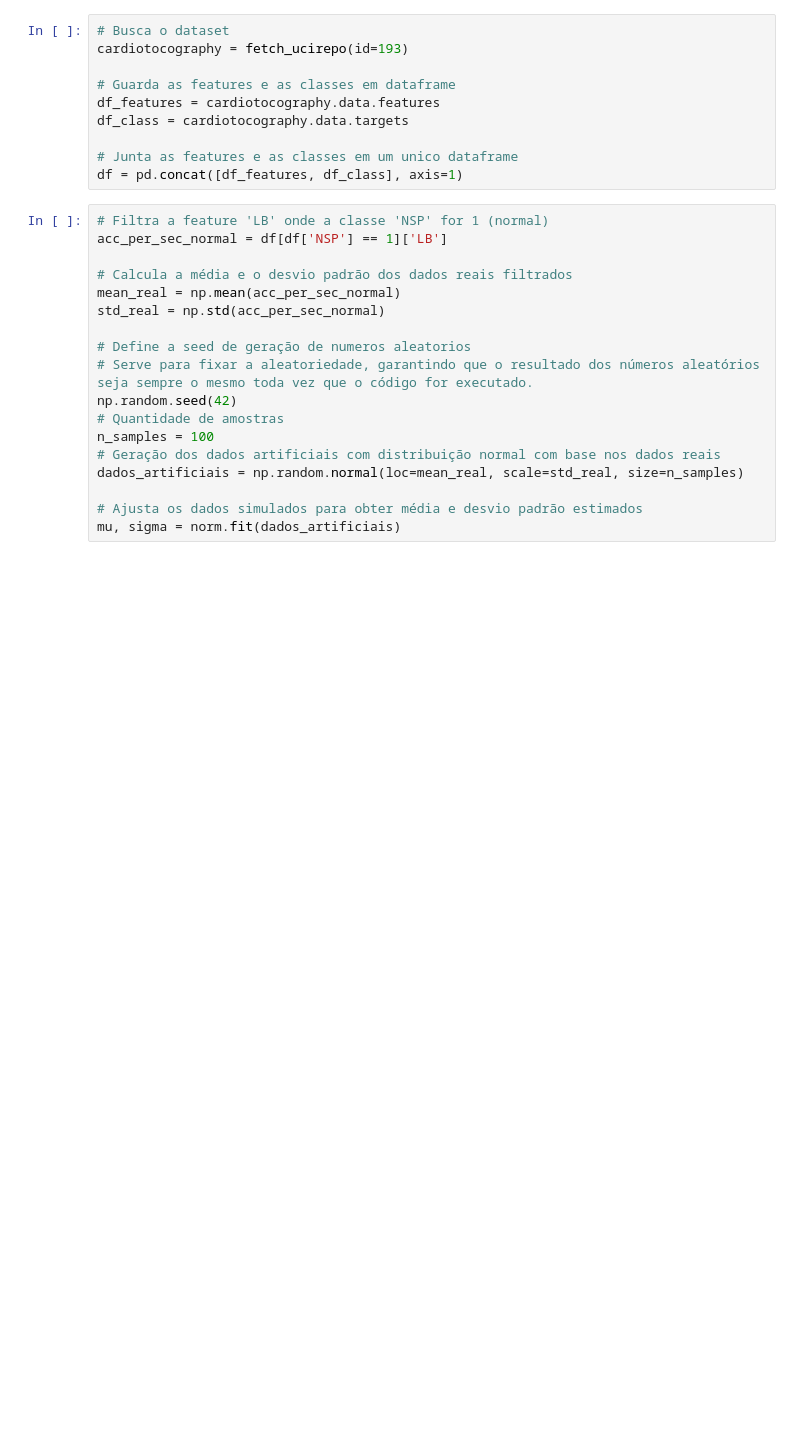
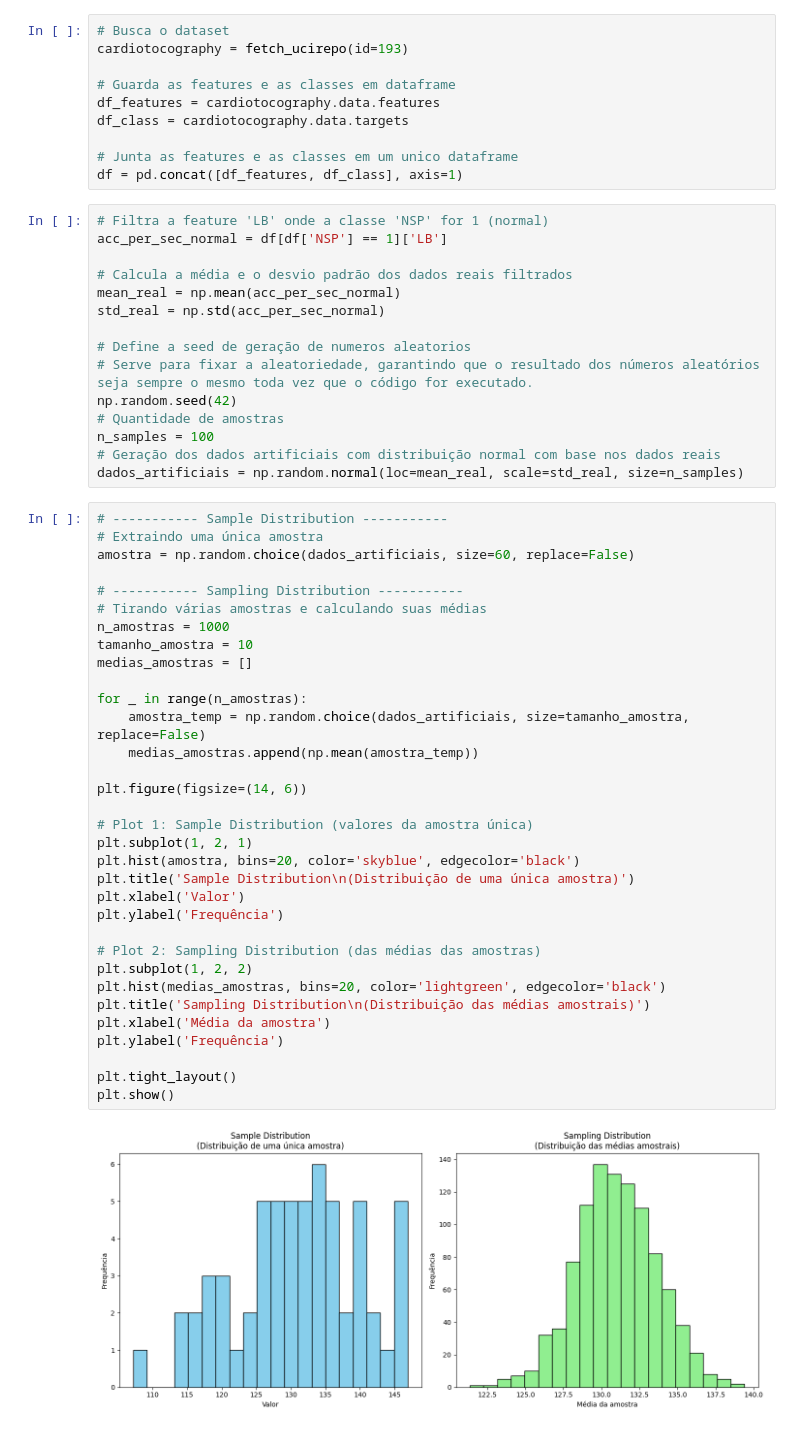
Before and after one commit to marcoss00/fundamentos_ia_data_science, a Jupyter notebook: Atividade_3_Sample_distribution_and_sampling_distribution,_TLC_and_p_value.ipynb, the cells around one changed output. Saved outputs shown, nothing was run; the diff lists cells and outputs as text; blank space fills up the shorter version.

```diff
--- a/Atividade_3_Sample_distribution_and_sampling_distribution,_TLC_and_p_value.ipynb
+++ b/Atividade_3_Sample_distribution_and_sampling_distribution,_TLC_and_p_value.ipynb
@@ -53,6 +51,38 @@ np.random.seed(42)
 n_samples = 100
 # Geração dos dados artificiais com distribuição normal com base nos dados reais
 dados_artificiais = np.random.normal(loc=mean_real, scale=std_real, size=n_samples)
-
-# Ajusta os dados simulados para obter média e desvio padrão estimados
-mu, sigma = norm.fit(dados_artificiais)
+# %%
+# ----------- Sample Distribution -----------
+# Extraindo uma única amostra
+amostra = np.random.choice(dados_artificiais, size=60, replace=False)
+
+# ----------- Sampling Distribution -----------
+# Tirando várias amostras e calculando suas médias
+n_amostras = 1000
+tamanho_amostra = 10
+medias_amostras = []
+
+for _ in range(n_amostras):
+    amostra_temp = np.random.choice(dados_artificiais, size=tamanho_amostra, replace=False)
+    medias_amostras.append(np.mean(amostra_temp))
+
+plt.figure(figsize=(14, 6))
+
+# Plot 1: Sample Distribution (valores da amostra única)
+plt.subplot(1, 2, 1)
+plt.hist(amostra, bins=20, color='skyblue', edgecolor='black')
+plt.title('Sample Distribution\n(Distribuição de uma única amostra)')
+plt.xlabel('Valor')
+plt.ylabel('Frequência')
+
+# Plot 2: Sampling Distribution (das médias das amostras)
+plt.subplot(1, 2, 2)
+plt.hist(medias_amostras, bins=20, color='lightgreen', edgecolor='black')
+plt.title('Sampling Distribution\n(Distribuição das médias amostrais)')
+plt.xlabel('Média da amostra')
+plt.ylabel('Frequência')
+
+plt.tight_layout()
+plt.show()
+# %% [output]
+[figure, added]
```
Also changed, not shown: parts of 32 cells of this notebook.
